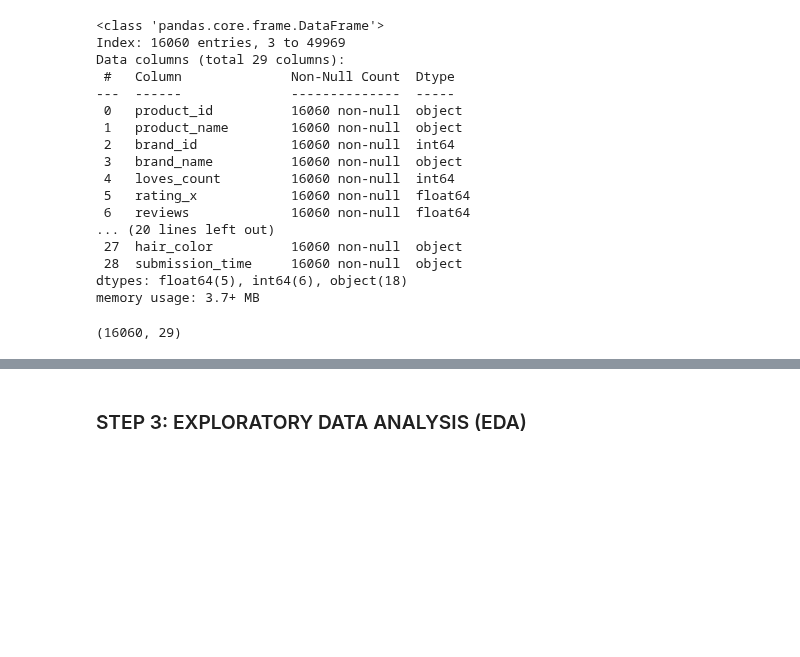
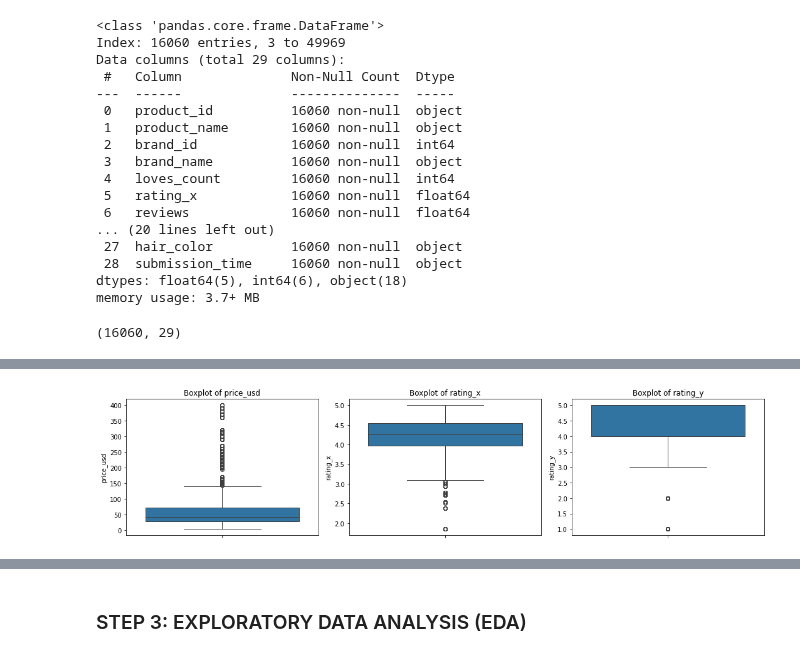
Before and after one commit to ECCHERUIYOT/AI-Powered-Recommendations-For-Melanin-Skin, a Jupyter notebook: index.ipynb, the cells around one changed output, grey strips where cells are left out. Cells and saved outputs as stored; diff of their text form; code cells hidden in the pictures; blank space fills up the shorter version.

```diff
--- a/index.ipynb
+++ b/index.ipynb
@@ -217,3 +221,19 @@ data.describe()
 | 50% | 6272.000000 | 7740.000000 | 4.255100 | 75.000000 | 43.000000 | 0.000000 | 0.000000 | 0.000000 | ... |
 | 75% | 6357.000000 | 12520.000000 | 4.538500 | 105.000000 | 73.000000 | 0.000000 | 0.000000 | 1.000000 | ... |
 | max | 8017.000000 | 43971.000000 | 5.000000 | 139.000000 | 400.000000 | 1.000000 | 1.000000 | 1.000000 | ... |
+# %%
+# Identifying Outliers with Boxplots
+
+# Create a list of columns to visualize
+columns = ['price_usd', 'rating_x',  'rating_y']
+
+# Create boxplots for each numerical column
+plt.figure(figsize=(15, 10))
+for i, column in enumerate(columns):
+    plt.subplot(3, 3, i + 1)  # Adjust the layout as needed
+    sns.boxplot(y=data[column])
+    plt.title(f'Boxplot of {column}')
+plt.tight_layout()
+plt.show()
+# %% [output]
+[figure, added]
```
Also changed, not shown: parts of 48 cells of this notebook, 2 other files.
